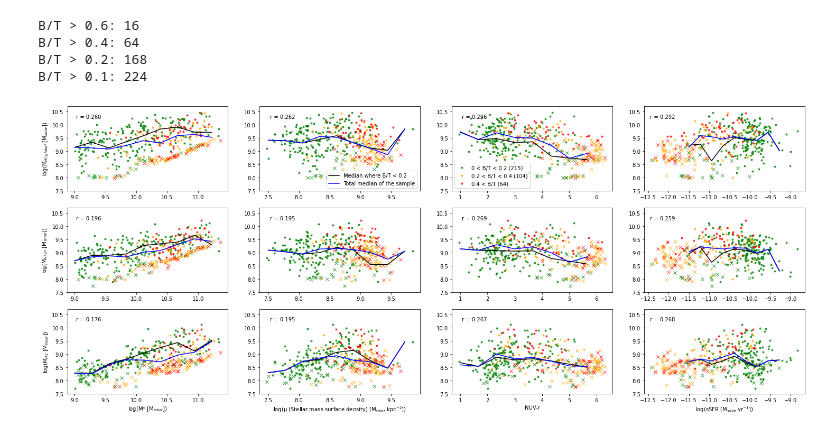
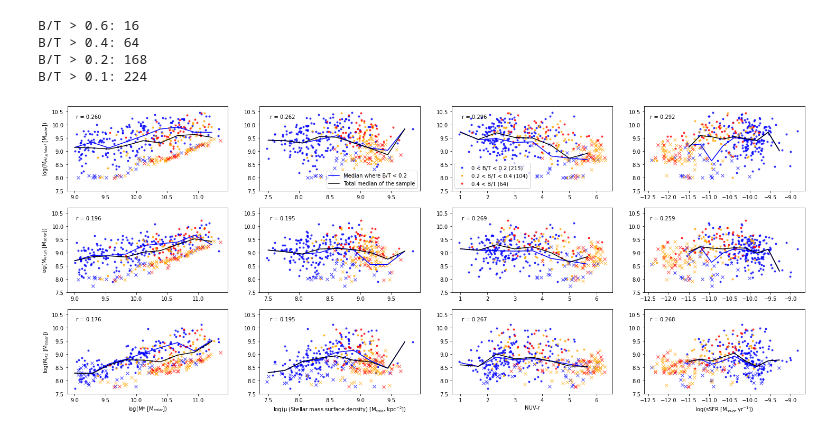
Before and after one commit to Luke-Williams-01/Luke-Williams-01, a Jupyter notebook: ICRARproject2.ipynb, the cells around one changed output. Saved outputs shown, nothing was run; the diff lists cells and outputs as text; code cells hidden in the pictures.

```diff
--- a/ICRARproject2.ipynb
+++ b/ICRARproject2.ipynb
@@ -746,160 +746,160 @@ plt.figure(figsize=(25,10))
 # Plotting the HI(global) mass against stellar properties
 # MHI(global) against stellar mass
 plt.subplot(3,4,1)
-plt.plot(lgMSTAR1_det, lgMHI_gl1_det, 'green', alpha = 0.75, marker='.', linestyle='none')
-plt.plot(lgMSTAR1_ndet, lgMHI_gl1_ndet, 'green', alpha = 0.75, marker='x', linestyle='none')
+plt.plot(lgMSTAR1_det, lgMHI_gl1_det, 'blue', alpha = 0.75, marker='.', linestyle='none')
+plt.plot(lgMSTAR1_ndet, lgMHI_gl1_ndet, 'blue', alpha = 0.75, marker='x', linestyle='none')
 plt.plot(lgMSTAR2_det, lgMHI_gl2_det, 'orange', alpha = 0.75, marker='.', linestyle='none')
 plt.plot(lgMSTAR2_ndet, lgMHI_gl2_ndet, 'orange', alpha = 0.75, marker='x', linestyle='none')
 plt.plot(lgMSTAR3_det, lgMHI_gl3_det, 'red', alpha = 0.75, marker='.', linestyle='none')
 plt.plot(lgMSTAR3_ndet, lgMHI_gl3_ndet, 'red', alpha = 0.75, marker='x', linestyle='none')
-plt.plot(bins_Mstar[:-1], HIglmedian_Mstar1[:-1], 'k-')
-plt.plot(bins_Mstar[:-1], HIglmedian_Mstar[:-1], 'b-')
+plt.plot(bins_Mstar[:-1], HIglmedian_Mstar1[:-1], 'b-')
+plt.plot(bins_Mstar[:-1], HIglmedian_Mstar[:-1], 'k-')
 plt.ylabel('log(M$_{HI, global}$ [M$_{solar}$])')
 plt.text(9, 10.25, ' r = %.3f' % ScatHIgl_Mstar)
 plt.ylim(7.5, 10.7)
 # MHI(global) against stellar surface density
 plt.subplot(3,4,2)
-plt.plot(lgMuST1_det, lgMHI_gl1_det, 'green', alpha = 0.75, marker = '.', linestyle='none')
-plt.plot(lgMuST1_ndet, lgMHI_gl1_ndet, 'green', alpha = 0.75, marker = 'x', linestyle='none')
+plt.plot(lgMuST1_det, lgMHI_gl1_det, 'blue', alpha = 0.75, marker = '.', linestyle='none')
+plt.plot(lgMuST1_ndet, lgMHI_gl1_ndet, 'blue', alpha = 0.75, marker = 'x', linestyle='none')
 plt.plot(lgMuST2_det, lgMHI_gl2_det, 'orange', alpha = 0.75, marker= '.', linestyle='none')
 plt.plot(lgMuST2_ndet, lgMHI_gl2_ndet, 'orange', alpha = 0.75, marker= 'x', linestyle='none')
 plt.plot(lgMuST3_det, lgMHI_gl3_det, 'red', alpha = 0.75, marker= '.', linestyle='none')
 plt.plot(lgMuST3_ndet, lgMHI_gl3_ndet, 'red', alpha = 0.75, marker= 'x', linestyle='none')
-plt.plot(bins_Must[:-1], HIglmedian_Must1[:-1], 'k-', label='Median where B/T < 0.2')
-plt.plot(bins_Must[:-1], HIglmedian_Must[:-1], 'b-', label='Total median of the sample')
+plt.plot(bins_Must[:-1], HIglmedian_Must1[:-1], 'b-', label='Median where B/T < 0.2')
+plt.plot(bins_Must[:-1], HIglmedian_Must[:-1], 'k-', label='Total median of the sample')
 plt.legend(loc='lower right')
 plt.text(7.5, 10.25, ' r = %.3f' % ScatHIgl_MuST)
 plt.ylim(7.5, 10.7)
 # MHI(global) against NUV-r
 plt.subplot(3,4,3)
-plt.plot(NUVr1_det, lgMHI_gl1_det,'green', alpha = 0.75, marker= '.', linestyle='none', label='0 < B/T < 0.2 (215)')
-plt.plot(NUVr1_ndet, lgMHI_gl1_ndet,'green', alpha = 0.75, marker= 'x', linestyle='none')
+plt.plot(NUVr1_det, lgMHI_gl1_det,'blue', alpha = 0.75, marker= '.', linestyle='none', label='0 < B/T < 0.2 (215)')
+plt.plot(NUVr1_ndet, lgMHI_gl1_ndet,'blue', alpha = 0.75, marker= 'x', linestyle='none')
 plt.plot(NUVr2_det, lgMHI_gl2_det, 'orange', alpha = 0.75, marker= '.', linestyle='none', label='0.2 < B/T < 0.4 (104)')
 plt.plot(NUVr2_ndet, lgMHI_gl2_ndet, 'orange', alpha = 0.75, marker= 'x', linestyle='none')
 plt.plot(NUVr3_det, lgMHI_gl3_det, 'red', alpha = 0.75, marker= '.', linestyle='none', label='0.4 < B/T (64)')
 plt.plot(NUVr3_ndet, lgMHI_gl3_ndet, 'red', alpha = 0.75, marker= 'x', linestyle='none')
-plt.plot(bins_NUVr[:-1], HIglmedian_NUVr1[:-1], 'k-')
-plt.plot(bins_NUVr[:-1], HIglmedian_NUVr[:-1], 'b-')
+plt.plot(bins_NUVr[:-1], HIglmedian_NUVr1[:-1], 'b-')
+plt.plot(bins_NUVr[:-1], HIglmedian_NUVr[:-1], 'k-')
 plt.text(1, 10.25, ' r = %.3f' % ScatHIgl_NUVr)
 plt.legend(loc='lower left')
 plt.ylim(7.5, 10.7)
 # MHI(global) against sSFR
 plt.subplot(3,4,4)
-plt.plot(lgsSFR1_det, lgMHI_gl1_det, 'green', alpha = 0.75, marker= '.', linestyle='none')
-plt.plot(lgsSFR1_ndet, lgMHI_gl1_ndet, 'green', alpha = 0.75, marker= 'x', linestyle='none')
+plt.plot(lgsSFR1_det, lgMHI_gl1_det, 'blue', alpha = 0.75, marker= '.', linestyle='none')
+plt.plot(lgsSFR1_ndet, lgMHI_gl1_ndet, 'blue', alpha = 0.75, marker= 'x', linestyle='none')
 plt.plot(lgsSFR2_det, lgMHI_gl2_det, 'orange', alpha = 0.75, marker= '.', linestyle='none')
 plt.plot(lgsSFR2_ndet, lgMHI_gl2_ndet, 'orange', alpha = 0.75, marker= 'x', linestyle='none')
 plt.plot(lgsSFR3_det, lgMHI_gl3_det, 'red', alpha = 0.75, marker= '.', linestyle='none')
 plt.plot(lgsSFR3_ndet, lgMHI_gl3_ndet, 'red', alpha = 0.75, marker= 'x', linestyle='none')
-plt.plot(bins_sSFR[:-1], HIglmedian_sSFR1[:-1], 'k-')
-plt.plot(bins_sSFR[:-1], HIglmedian_sSFR[:-1], 'b-')
+plt.plot(bins_sSFR[:-1], HIglmedian_sSFR1[:-1], 'b-')
+plt.plot(bins_sSFR[:-1], HIglmedian_sSFR[:-1], 'k-')
 plt.text(-12.5, 10.25, ' r = %.3f' % ScatHIgl_sSFR)
 plt.ylim(7.5, 10.7)
 
 # Plotting the HI(in) mass against stellar properties
 # HI(in) against stellar mass
 plt.subplot(3,4,5)
-plt.plot(lgMSTAR1_det, lgMHI_in1_det, 'green', alpha = 0.75, marker= '.', linestyle='none')
-plt.plot(lgMSTAR1_ndet, lgMHI_in1_ndet, 'green', alpha = 0.75, marker= 'x', linestyle='none')
+plt.plot(lgMSTAR1_det, lgMHI_in1_det, 'blue', alpha = 0.75, marker= '.', linestyle='none')
+plt.plot(lgMSTAR1_ndet, lgMHI_in1_ndet, 'blue', alpha = 0.75, marker= 'x', linestyle='none')
 plt.plot(lgMSTAR2_det, lgMHI_in2_det, 'orange', alpha = 0.75, marker= '.', linestyle='none')
 plt.plot(lgMSTAR2_ndet, lgMHI_in2_ndet, 'orange', alpha = 0.75, marker= 'x', linestyle='none')
 plt.plot(lgMSTAR3_det, lgMHI_in3_det, 'red', alpha = 0.75, marker= '.', linestyle='none')
 plt.plot(lgMSTAR3_ndet, lgMHI_in3_ndet, 'red', alpha = 0.75, marker= 'x', linestyle='none')
-plt.plot(bins_Mstar[:-1], HIinmedian_Mstar1[:-1], 'k-')
-plt.plot(bins_Mstar[:-1], HIinmedian_Mstar[:-1], 'b-')
+plt.plot(bins_Mstar[:-1], HIinmedian_Mstar1[:-1], 'b-')
+plt.plot(bins_Mstar[:-1], HIinmedian_Mstar[:-1], 'k-')
 plt.ylabel('log(M$_{HI, in}$ [M$_{solar}$])')
 plt.text(9, 10.25, ' r = %.3f' % ScatHIin_Mstar)
 plt.ylim(7.5, 10.7)
 # HI(in) against stellar surface density
 plt.subplot(3,4,6)
-plt.plot(lgMuST1_det, lgMHI_in1_det, 'green', alpha = 0.75, marker= '.', linestyle='none')
-plt.plot(lgMuST1_ndet, lgMHI_in1_ndet, 'green', alpha = 0.75, marker= 'x', linestyle='none')
+plt.plot(lgMuST1_det, lgMHI_in1_det, 'blue', alpha = 0.75, marker= '.', linestyle='none')
+plt.plot(lgMuST1_ndet, lgMHI_in1_ndet, 'blue', alpha = 0.75, marker= 'x', linestyle='none')
 plt.plot(lgMuST2_det, lgMHI_in2_det, 'orange', alpha = 0.75, marker= '.', linestyle='none')
 plt.plot(lgMuST2_ndet, lgMHI_in2_ndet, 'orange', alpha = 0.75, marker= 'x', linestyle='none')
 plt.plot(lgMuST3_det, lgMHI_in3_det, 'red', alpha = 0.75, marker= '.', linestyle='none')
 plt.plot(lgMuST3_ndet, lgMHI_in3_ndet, 'red', alpha = 0.75, marker= 'x', linestyle='none')
-plt.plot(bins_Must[:-1], HIinmedian_Must1[:-1], 'k-')
-plt.plot(bins_Must[:-1], HIinmedian_Must[:-1], 'b-')
+plt.plot(bins_Must[:-1], HIinmedian_Must1[:-1], 'b-')
+plt.plot(bins_Must[:-1], HIinmedian_Must[:-1], 'k-')
 plt.text(7.5, 10.25, ' r = %.3f' % ScatHIin_MuST)
 plt.ylim(7.5, 10.7)
 # HI(in) against NUV-r
 plt.subplot(3,4,7)
-plt.plot(NUVr1_det, lgMHI_in1_det, 'green', alpha = 0.75, marker= '.', linestyle='none')
-plt.plot(NUVr1_ndet, lgMHI_in1_ndet, 'green', alpha = 0.75, marker= 'x', linestyle='none')
+plt.plot(NUVr1_det, lgMHI_in1_det, 'blue', alpha = 0.75, marker= '.', linestyle='none')
+plt.plot(NUVr1_ndet, lgMHI_in1_ndet, 'blue', alpha = 0.75, marker= 'x', linestyle='none')
 plt.plot(NUVr2_det, lgMHI_in2_det, 'orange', alpha = 0.75, marker= '.', linestyle='none')
 plt.plot(NUVr2_ndet, lgMHI_in2_ndet, 'orange', alpha = 0.75, marker= 'x', linestyle='none')
 plt.plot(NUVr3_det, lgMHI_in3_det, 'red', alpha = 0.75, marker= '.', linestyle='none')
 plt.plot(NUVr3_ndet, lgMHI_in3_ndet, 'red', alpha = 0.75, marker= 'x', linestyle='none')
-plt.plot(bins_NUVr[:-1], HIinmedian_NUVr1[:-1], 'k-')
-plt.plot(bins_NUVr[:-1], HIinmedian_NUVr[:-1], 'b-')
+plt.plot(bins_NUVr[:-1], HIinmedian_NUVr1[:-1], 'b-')
+plt.plot(bins_NUVr[:-1], HIinmedian_NUVr[:-1], 'k-')
 plt.text(1, 10.25, ' r = %.3f' % ScatHIin_NUVr)
 plt.ylim(7.5, 10.7)
 # HI(in) against sSFR
 plt.subplot(3,4,8)
-plt.plot(lgsSFR1_det, lgMHI_in1_det, 'green', alpha = 0.75, marker= '.', linestyle='none')
-plt.plot(lgsSFR1_ndet, lgMHI_in1_ndet, 'green', alpha = 0.75, marker= 'x', linestyle='none')
+plt.plot(lgsSFR1_det, lgMHI_in1_det, 'blue', alpha = 0.75, marker= '.', linestyle='none')
+plt.plot(lgsSFR1_ndet, lgMHI_in1_ndet, 'blue', alpha = 0.75, marker= 'x', linestyle='none')
 plt.plot(lgsSFR2_det, lgMHI_in2_det, 'orange', alpha = 0.75, marker= '.', linestyle='none')
 plt.plot(lgsSFR2_ndet, lgMHI_in2_ndet, 'orange', alpha = 0.75, marker= 'x', linestyle='none')
 plt.plot(lgsSFR3_det, lgMHI_in3_det, 'red', alpha = 0.75, marker= '.', linestyle='none')
 plt.plot(lgsSFR3_ndet, lgMHI_in3_ndet, 'red', alpha = 0.75, marker= 'x', linestyle='none')
-plt.plot(bins_sSFR[:-1], HIinmedian_sSFR1[:-1], 'k-')
-plt.plot(bins_sSFR[:-1], HIinmedian_sSFR[:-1], 'b-')
+plt.plot(bins_sSFR[:-1], HIinmedian_sSFR1[:-1], 'b-')
+plt.plot(bins_sSFR[:-1], HIinmedian_sSFR[:-1], 'k-')
 plt.text(-12.5, 10.25, ' r = %.3f' % ScatHIin_sSFR)
 plt.ylim(7.5, 10.7)
 
 # Plotting the the H2 mass against stellar properties
 # H2 against stellar mass
 plt.subplot(3,4,9)
-plt.plot(lgMSTAR1_detH2, lgMH2_tot1_det, 'green', alpha = 0.75, marker= '.', linestyle='none')
-plt.plot(lgMSTAR1_ndetH2, lgMH2_tot1_ndet, 'green', alpha = 0.75, marker= 'x', linestyle='none')
+plt.plot(lgMSTAR1_detH2, lgMH2_tot1_det, 'blue', alpha = 0.75, marker= '.', linestyle='none')
+plt.plot(lgMSTAR1_ndetH2, lgMH2_tot1_ndet, 'blue', alpha = 0.75, marker= 'x', linestyle='none')
 plt.plot(lgMSTAR2_detH2, lgMH2_tot2_det, 'orange', alpha = 0.75, marker= '.', linestyle='none')
 plt.plot(lgMSTAR2_ndetH2, lgMH2_tot2_ndet, 'orange', alpha = 0.75, marker= 'x', linestyle='none')
 plt.plot(lgMSTAR3_detH2, lgMH2_tot3_det, 'red', alpha = 0.75, marker= '.', linestyle='none')
 plt.plot(lgMSTAR3_ndetH2, lgMH2_tot3_ndet, 'red', alpha = 0.75, marker= 'x', linestyle='none')
-plt.plot(bins_Mstar[:-1], H2median_Mstar1[:-1], 'k-')
-plt.plot(bins_Mstar[:-1], H2median_Mstar[:-1], 'b-')
+plt.plot(bins_Mstar[:-1], H2median_Mstar1[:-1], 'b-')
+plt.plot(bins_Mstar[:-1], H2median_Mstar[:-1], 'k-')
 plt.ylabel('log(M$_{H2}$ [M$_{solar}$])')
 plt.xlabel('log(M* [M$_{solar}$])')
 plt.text(9, 10.25, ' r = %.3f' % ScatH2_Mstar)
 plt.ylim(7.5, 10.7)
 # H2 against stellar surface density
 plt.subplot(3,4,10)
-plt.plot(lgMuST1_detH2, lgMH2_tot1_det, 'green', alpha = 0.75, marker= '.', linestyle='none')
-plt.plot(lgMuST1_ndetH2, lgMH2_tot1_ndet, 'green', alpha = 0.75, marker= 'x', linestyle='none')
+plt.plot(lgMuST1_detH2, lgMH2_tot1_det, 'blue', alpha = 0.75, marker= '.', linestyle='none')
+plt.plot(lgMuST1_ndetH2, lgMH2_tot1_ndet, 'blue', alpha = 0.75, marker= 'x', linestyle='none')
 plt.plot(lgMuST2_detH2, lgMH2_tot2_det, 'orange', alpha = 0.75, marker= '.', linestyle='none')
 plt.plot(lgMuST2_ndetH2, lgMH2_tot2_ndet, 'orange', alpha = 0.75, marker= 'x', linestyle='none')
 plt.plot(lgMuST3_detH2, lgMH2_tot3_det, 'red', alpha = 0.75, marker= '.', linestyle='none')
 plt.plot(lgMuST3_ndetH2, lgMH2_tot3_ndet, 'red', alpha = 0.75, marker= 'x', linestyle='none')
-plt.plot(bins_Must[:-1], H2median_Must1[:-1], 'k-')
-plt.plot(bins_Must[:-1], H2median_Must[:-1], 'b-')
+plt.plot(bins_Must[:-1], H2median_Must1[:-1], 'b-')
+plt.plot(bins_Must[:-1], H2median_Must[:-1], 'k-')
 plt.xlabel('log(μ (Stellar mass surface density) [M$_{solar}$ kpc$^{-2}$])')
 plt.text(7.5, 10.25, ' r = %.3f' % ScatH2_MuST)
 plt.ylim(7.5, 10.7)
 # H2 against NUVr
 plt.subplot(3,4,11)
-plt.plot(NUVr1_detH2, lgMH2_tot1_det, 'green', alpha = 0.75, marker= '.', linestyle='none')
-plt.plot(NUVr1_ndetH2, lgMH2_tot1_ndet, 'green', alpha = 0.75, marker= 'x', linestyle='none')
+plt.plot(NUVr1_detH2, lgMH2_tot1_det, 'blue', alpha = 0.75, marker= '.', linestyle='none')
+plt.plot(NUVr1_ndetH2, lgMH2_tot1_ndet, 'blue', alpha = 0.75, marker= 'x', linestyle='none')
 plt.plot(NUVr2_detH2, lgMH2_tot2_det, 'orange', alpha = 0.75, marker= '.', linestyle='none')
 plt.plot(NUVr2_ndetH2, lgMH2_tot2_ndet, 'orange', alpha = 0.75, marker= 'x', linestyle='none')
 plt.plot(NUVr3_detH2, lgMH2_tot3_det, 'red', alpha = 0.75, marker= '.', linestyle='none')
 plt.plot(NUVr3_ndetH2, lgMH2_tot3_ndet, 'red', alpha = 0.75, marker= 'x', linestyle='none')
-plt.plot(bins_NUVr[:-1], H2median_NUVr1[:-1], 'k-')
-plt.plot(bins_NUVr[:-1], H2median_NUVr[:-1], 'b-')
+plt.plot(bins_NUVr[:-1], H2median_NUVr1[:-1], 'b-')
+plt.plot(bins_NUVr[:-1], H2median_NUVr[:-1], 'k-')
 plt.text(1, 10.25, ' r = %.3f' % ScatH2_NUVr)
 plt.xlabel('NUV-r')
 plt.ylim(7.5, 10.7)
 # H2 against sSFR
 plt.subplot(3,4,12)
-plt.plot(lgsSFR1_detH2, lgMH2_tot1_det, 'green', alpha = 0.75, marker= '.', linestyle='none')
-plt.plot(lgsSFR1_ndetH2, lgMH2_tot1_ndet, 'green', alpha = 0.75, marker= 'x', linestyle='none')
+plt.plot(lgsSFR1_detH2, lgMH2_tot1_det, 'blue', alpha = 0.75, marker= '.', linestyle='none')
+plt.plot(lgsSFR1_ndetH2, lgMH2_tot1_ndet, 'blue', alpha = 0.75, marker= 'x', linestyle='none')
 plt.plot(lgsSFR2_detH2, lgMH2_tot2_det, 'orange', alpha = 0.75, marker= '.', linestyle='none')
 plt.plot(lgsSFR2_ndetH2, lgMH2_tot2_ndet, 'orange', alpha = 0.75, marker= 'x', linestyle='none')
 plt.plot(lgsSFR3_detH2, lgMH2_tot3_det, 'red', alpha = 0.75, marker= '.', linestyle='none')
 plt.plot(lgsSFR3_ndetH2, lgMH2_tot3_ndet, 'red', alpha = 0.75, marker= 'x', linestyle='none')
-plt.plot(bins_sSFR[:-1], H2median_sSFR1[:-1], 'k-')
-plt.plot(bins_sSFR[:-1], H2median_sSFR[:-1], 'b-')
+plt.plot(bins_sSFR[:-1], H2median_sSFR1[:-1], 'b-')
+plt.plot(bins_sSFR[:-1], H2median_sSFR[:-1], 'k-')
 plt.xlabel('log(sSFR [M$_{solar}$ yr$^{-1}$])')
 plt.text(-12.5, 10.25, ' r = %.3f' % ScatH2_sSFR)
 plt.ylim(7.5, 10.7);
 # %% [output]
-[figure, old version]
+[figure, new version]
```
Also changed, not shown: parts of 6 cells of this notebook.
